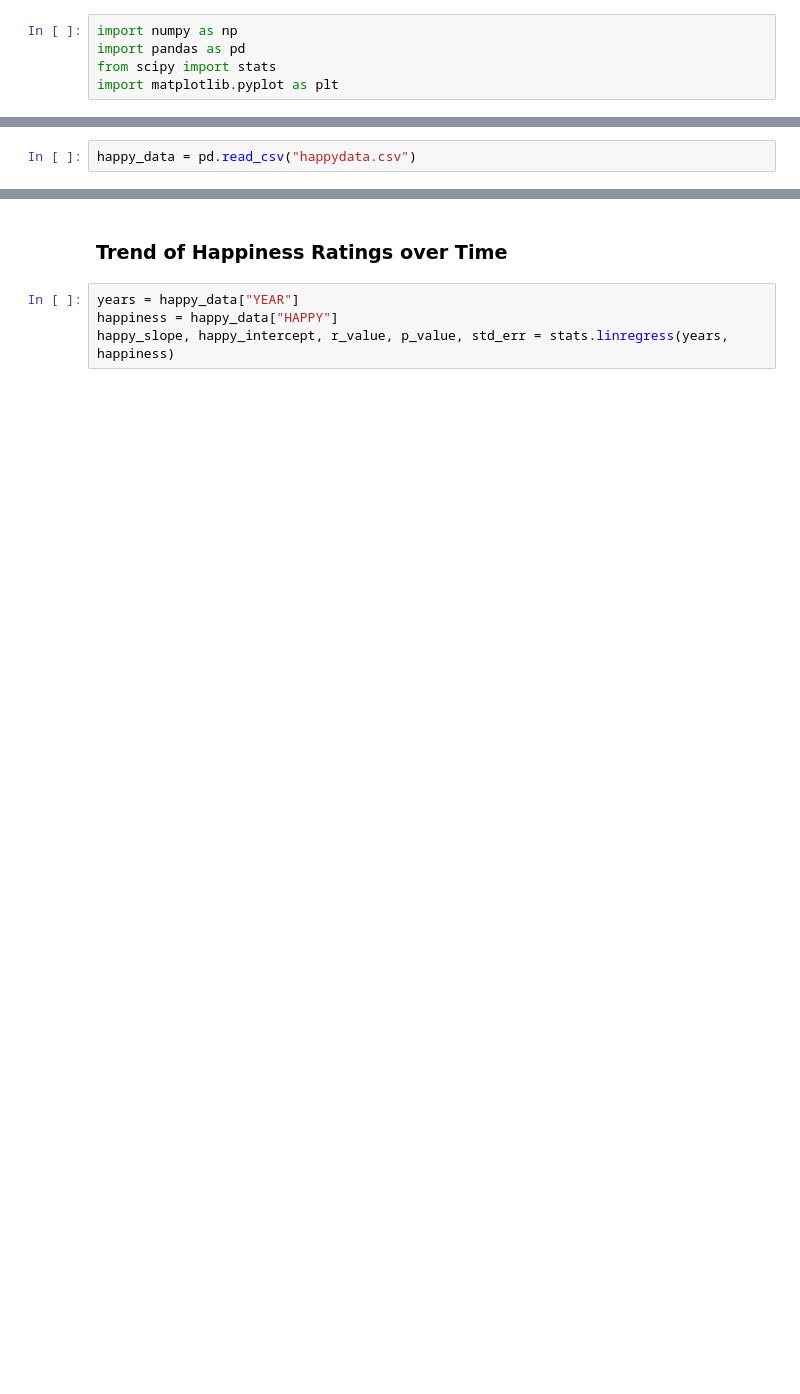
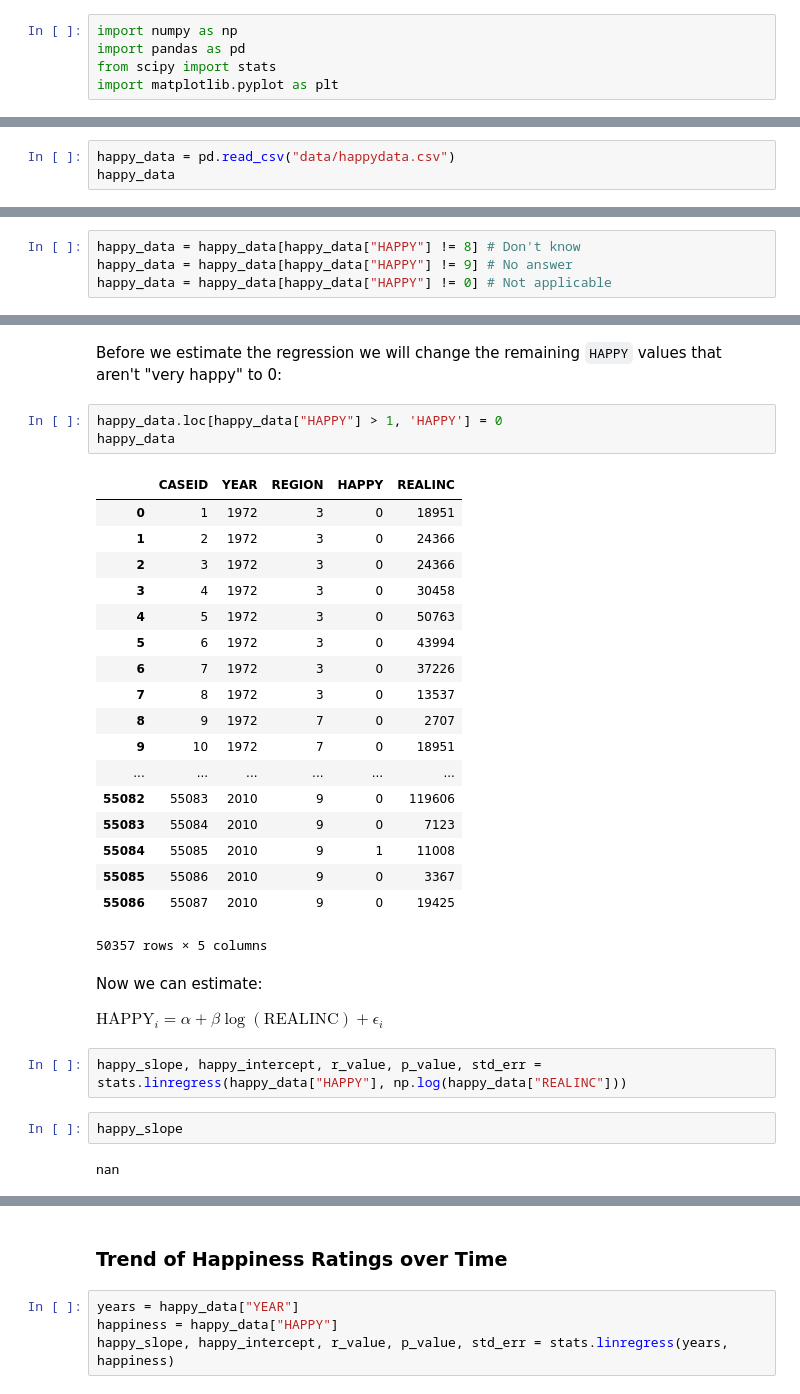
Before and after one commit to ds-modules/ENVECON-100, a Jupyter notebook: regression/Regression-Exercise.ipynb, the cells around one changed output, grey strips where cells are left out. Saved outputs shown, nothing was run; the diff lists cells and outputs as text; blank space fills up the shorter version.

```diff
--- a/regression/Regression-Exercise.ipynb
+++ b/regression/Regression-Exercise.ipynb
@@ -21,2 +25,3 @@ import matplotlib.pyplot as plt
 # %%
-happy_data = pd.read_csv("happydata.csv")
+happy_data = pd.read_csv("data/happydata.csv")
+happy_data
@@ -43,0 +42,4 @@ happy_data
+# %%
+happy_data = happy_data[happy_data["HAPPY"] != 8] # Don't know
+happy_data = happy_data[happy_data["HAPPY"] != 9] # No answer
+happy_data = happy_data[happy_data["HAPPY"] != 0] # Not applicable
@@ -43,0 +71,34 @@ happy_data
+# %% [markdown]
+Before we estimate the regression we will change the remaining `HAPPY` values that aren't "very happy" to 0:
+# %%
+happy_data.loc[happy_data["HAPPY"] > 1, 'HAPPY'] = 0
+happy_data
+# %% [output]
+|  | CASEID | YEAR | REGION | HAPPY | REALINC |
+| 0 | 1 | 1972 | 3 | 0 | 18951 |
+| 1 | 2 | 1972 | 3 | 0 | 24366 |
+| 2 | 3 | 1972 | 3 | 0 | 24366 |
+| 3 | 4 | 1972 | 3 | 0 | 30458 |
+| 4 | 5 | 1972 | 3 | 0 | 50763 |
+| 5 | 6 | 1972 | 3 | 0 | 43994 |
+| 6 | 7 | 1972 | 3 | 0 | 37226 |
+| 7 | 8 | 1972 | 3 | 0 | 13537 |
+| 8 | 9 | 1972 | 7 | 0 | 2707 |
+| 9 | 10 | 1972 | 7 | 0 | 18951 |
+| ... | ... | ... | ... | ... | ... |
+| 55082 | 55083 | 2010 | 9 | 0 | 119606 |
+| 55083 | 55084 | 2010 | 9 | 0 | 7123 |
+| 55084 | 55085 | 2010 | 9 | 1 | 11008 |
+| 55085 | 55086 | 2010 | 9 | 0 | 3367 |
+| 55086 | 55087 | 2010 | 9 | 0 | 19425 |
+50357 rows × 5 columns
+# %% [markdown]
+Now we can estimate:
+
+ $\mbox{HAPPY}_i= \alpha + \beta\log(\mbox{REALINC}) + \epsilon_i$
+# %%
+happy_slope, happy_intercept, r_value, p_value, std_err = stats.linregress(happy_data["HAPPY"], np.log(happy_data["REALINC"]))
+# %%
+happy_slope
+# %% [output]
+nan
```
Also changed, not shown: parts of 13 cells of this notebook, 1 other file.
